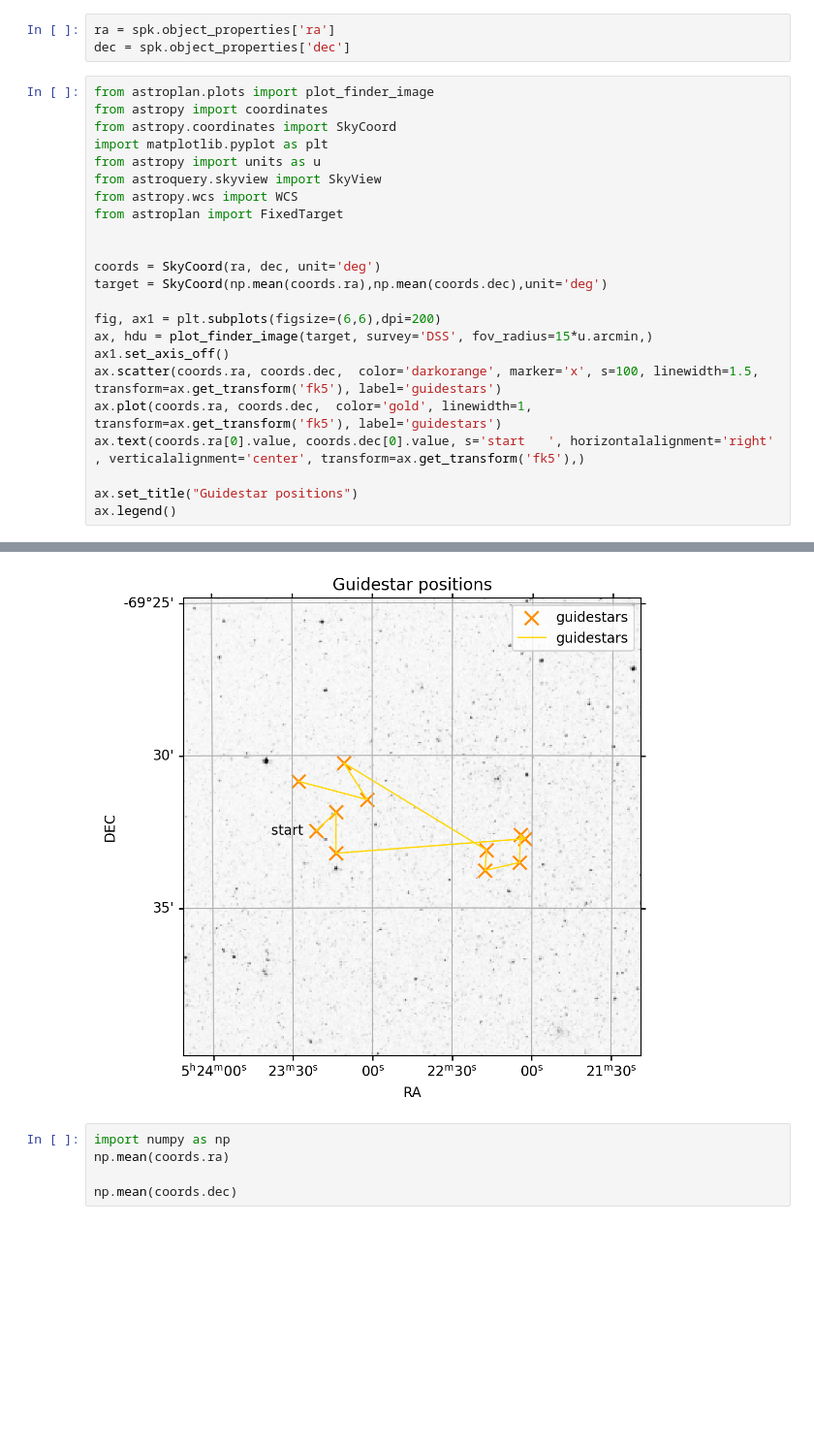
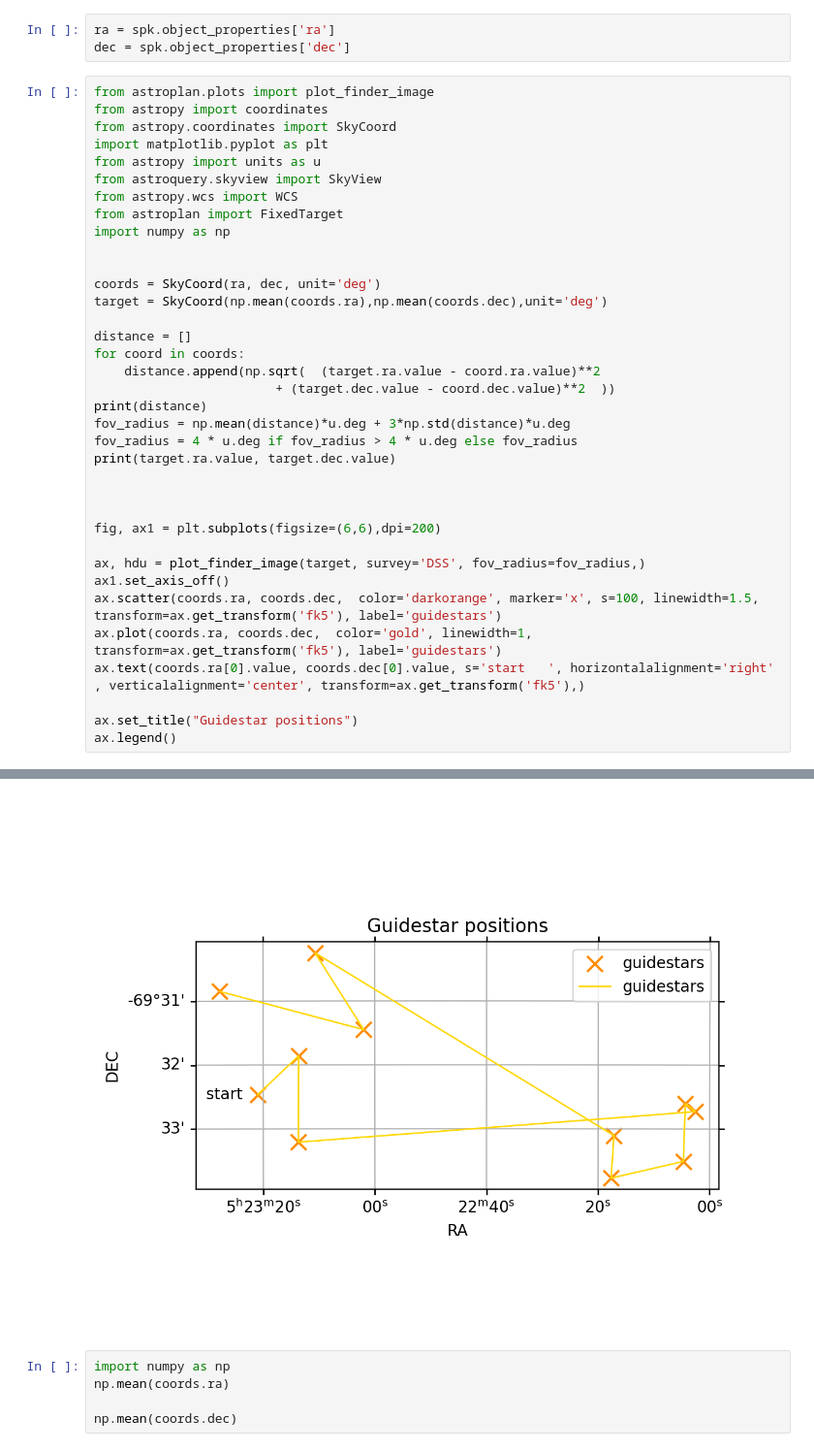
Before and after one commit to GalagaBits/JWST-FGS-Spelunker, a Jupyter notebook: notebooks/examples/guidestar_targets.ipynb, the cells around one changed output, grey strips where cells are left out. Shown: that part at 97% size. Saved outputs shown, nothing was run; the diff lists cells and outputs as text; blank space fills up the shorter version.

Commit message:
guidestar_plot optimization

```diff
--- a/notebooks/examples/guidestar_targets.ipynb
+++ b/notebooks/examples/guidestar_targets.ipynb
@@ -62,13 +82,26 @@ from astropy import units as u
 from astroquery.skyview import SkyView
 from astropy.wcs import WCS
 from astroplan import FixedTarget
+import numpy as np
 
 
 coords = SkyCoord(ra, dec, unit='deg')
 target = SkyCoord(np.mean(coords.ra),np.mean(coords.dec),unit='deg')
 
+distance = []
+for coord in coords:
+    distance.append(np.sqrt(  (target.ra.value - coord.ra.value)**2
+                        + (target.dec.value - coord.dec.value)**2  ))
+print(distance)
+fov_radius = np.mean(distance)*u.deg + 3*np.std(distance)*u.deg
+fov_radius = 4 * u.deg if fov_radius > 4 * u.deg else fov_radius
+print(target.ra.value, target.dec.value)
+
+
+
 fig, ax1 = plt.subplots(figsize=(6,6),dpi=200)
-ax, hdu = plot_finder_image(target, survey='DSS', fov_radius=15*u.arcmin,)
+
+ax, hdu = plot_finder_image(target, survey='DSS', fov_radius=fov_radius,)
 ax1.set_axis_off()
 ax.scatter(coords.ra, coords.dec,  color='darkorange', marker='x', s=100, linewidth=1.5, transform=ax.get_transform('fk5'), label='guidestars')
 ax.plot(coords.ra, coords.dec,  color='gold', linewidth=1, transform=ax.get_transform('fk5'), label='guidestars')
@@ -81,4 +116,4 @@ ax.legend()
-[figure, old version]
+[figure, new version]
 # %%
 import numpy as np
 np.mean(coords.ra)
```
Also changed, not shown: parts of 6 cells of this notebook, 7 other files.
